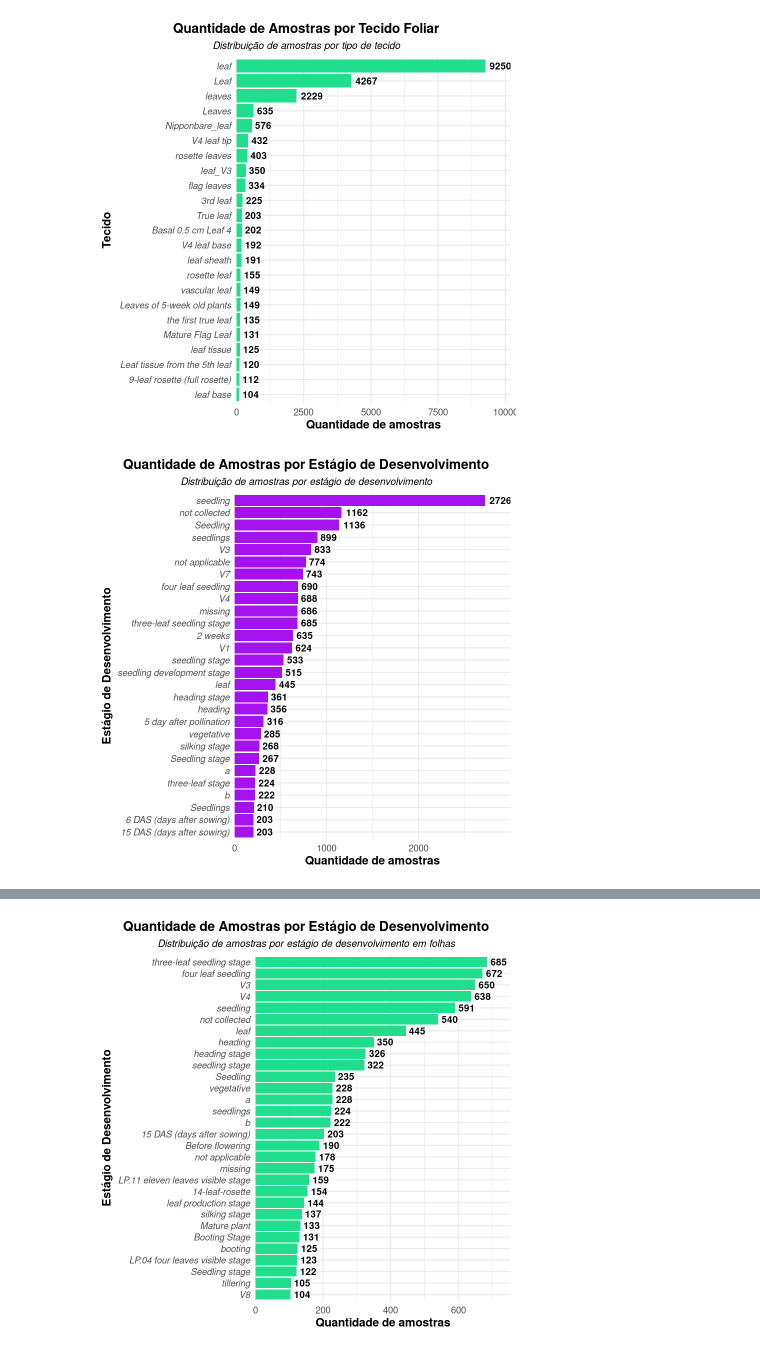
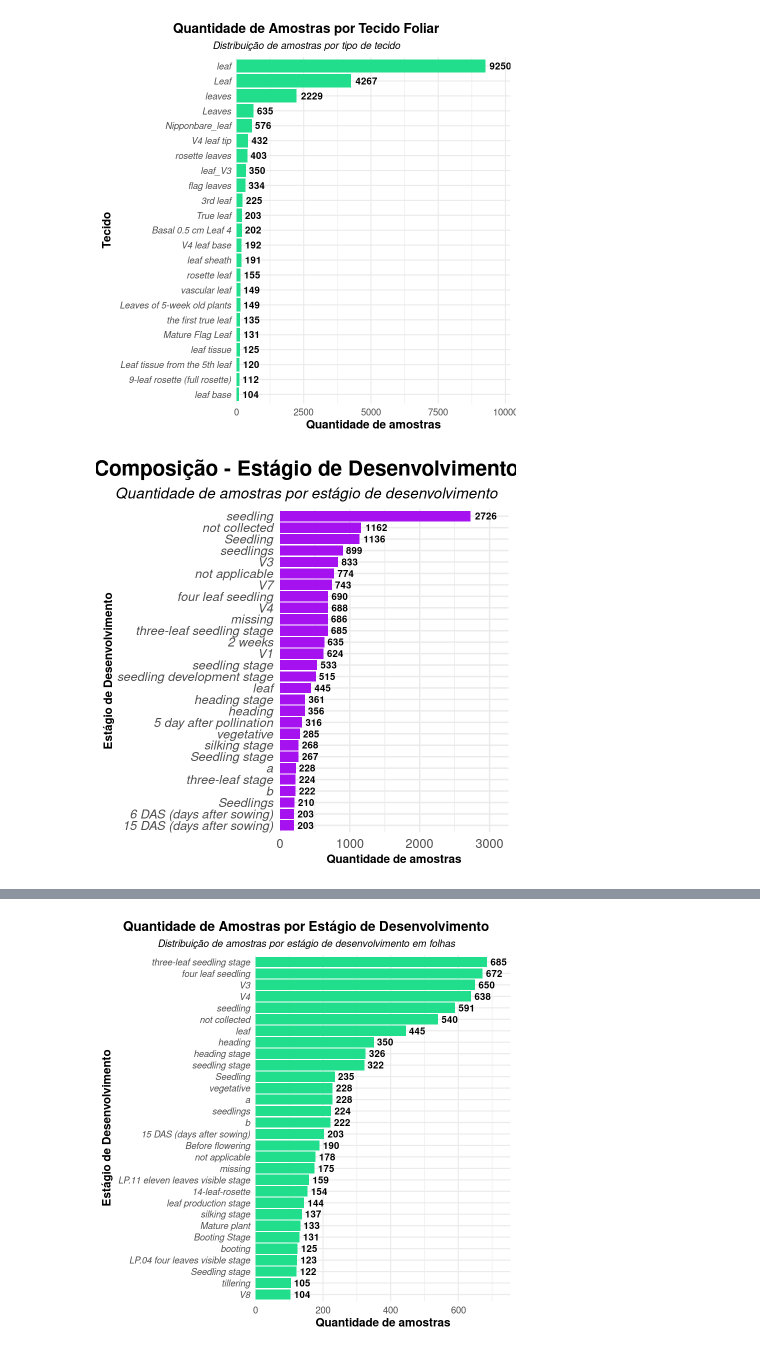
Before and after one commit to labbces/SpliceScape, a Jupyter notebook: downstream_analysis/metadata_general_analysis.ipynb, the cells around one changed output, grey strips where cells are left out. Drawn from its saved outputs; the diff is of its cells as text; code cells hidden in the pictures.

```diff
--- a/downstream_analysis/metadata_general_analysis.ipynb
+++ b/downstream_analysis/metadata_general_analysis.ipynb
@@ -33,6 +21,6 @@ The following objects are masked from ‘package:base’:
 # %%
 # Connecting to splicing database
-db_path <- "/home/bia/LandscapeSplicingGrasses/data/grasses.db"
+db_path <- "/home/bia/LandscapeSplicingGrasses/data/grasses_database/grasses.db"
 con <- dbConnect(RSQLite::SQLite(), dbname = db_path)
 
 sra_metadata <- tbl(con, "sra_metadata") %>%
@@ -257,39 +245,40 @@ ggsave(
 # %%
 # Amount of same values in dev_stage column
 
 dev_stage_counts <- sra_metadata %>%
     filter(species_name %in% c("Arabidopsis thaliana", "Oryza sativa", "Zea mays", "Sorghum bicolor")) %>%
     filter(!is.na(dev_stage) & dev_stage != "") %>%
     group_by(dev_stage) %>%
   summarise(count = n(), .groups = "drop") %>%
     arrange(desc(count)) %>%
     filter(count >= 200) %>%
     mutate(dev_stage = fct_reorder(dev_stage, count))
 
 dev_stage_bar_chart <- ggplot(dev_stage_counts, aes(x = fct_reorder(dev_stage, count), y = count, fill = dev_stage)) +
   geom_col(fill = "#A611F0") +
-  scale_y_continuous(expand = expansion(mult = c(0, 0.1))) +
+  scale_y_continuous(expand = expansion(mult = c(0, 0.2))) +
   coord_flip() +
   geom_text(aes(label = count), hjust = -0.2, size = 4, fontface = "bold") +
-  labs(title = "Quantidade de Amostras por Estágio de Desenvolvimento",
-       subtitle = "Distribuição de amostras por estágio de desenvolvimento",
+  labs(title = "Composição - Estágio de Desenvolvimento",
+       subtitle = "Quantidade de amostras por estágio de desenvolvimento",
        x = "Estágio de Desenvolvimento",
        y = "Quantidade de amostras",
        fill = "estágio de desenvolvimento") +
-  theme_minimal(base_size = 14) +
-  theme(plot.title = element_text(hjust = 0.5, size = 16, face = "bold"),
-        plot.subtitle = element_text(hjust = 0.5, size = 12, face = "italic"),
+  theme_minimal(base_size = 18) +
+  theme(plot.title = element_text(hjust = 0.5, size = 25, face = "bold"),
+        plot.subtitle = element_text(hjust = 0.5, size = 18, face = "italic"),
         legend.title = element_text(size = 12),
         legend.text = element_text(size = 11, face = "italic"),
         axis.title = element_text(face = "bold", size = 14),
         plot.title.position = "plot",
         plot.caption.position = "plot",
-        axis.text.y = element_text(face = "italic", size = 11),
+        axis.text.x = element_text(size = 15),
+        axis.text.y = element_text(face = "italic", size = 15),
         legend.position = "none")
 
 dev_stage_bar_chart
 
 ggsave(
-  "dev_stage_bar_chart.png", plot = dev_stage_bar_chart,width = 8, height = 10, dpi = 300)
+  "dev_stage_bar_chart.png", plot = dev_stage_bar_chart,width =8, height = 10, dpi = 300)
 # %% [output]
-[figure, old version]
+[figure, new version]
```
Also changed, not shown: parts of 5 cells of this notebook, 1 other file.
